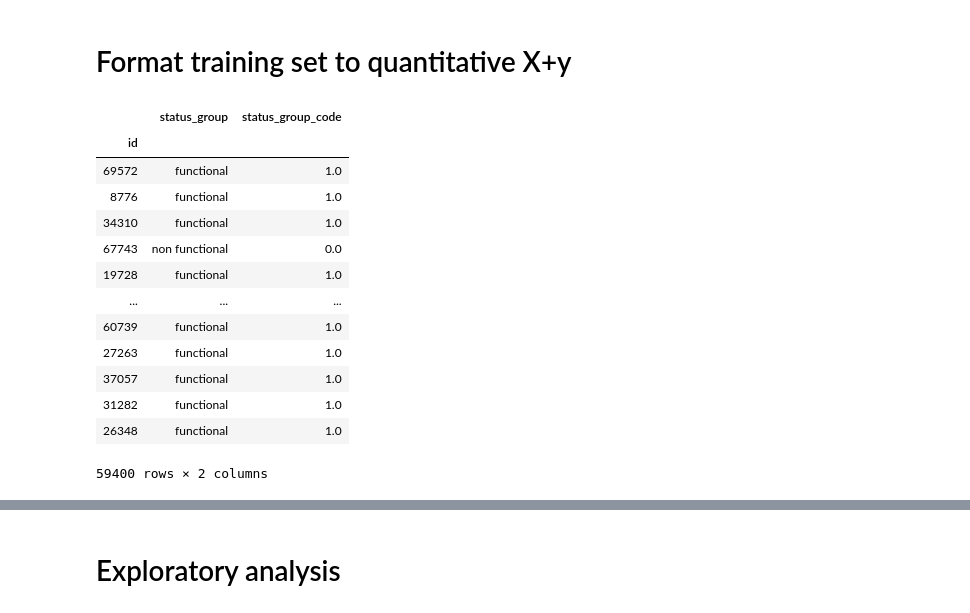
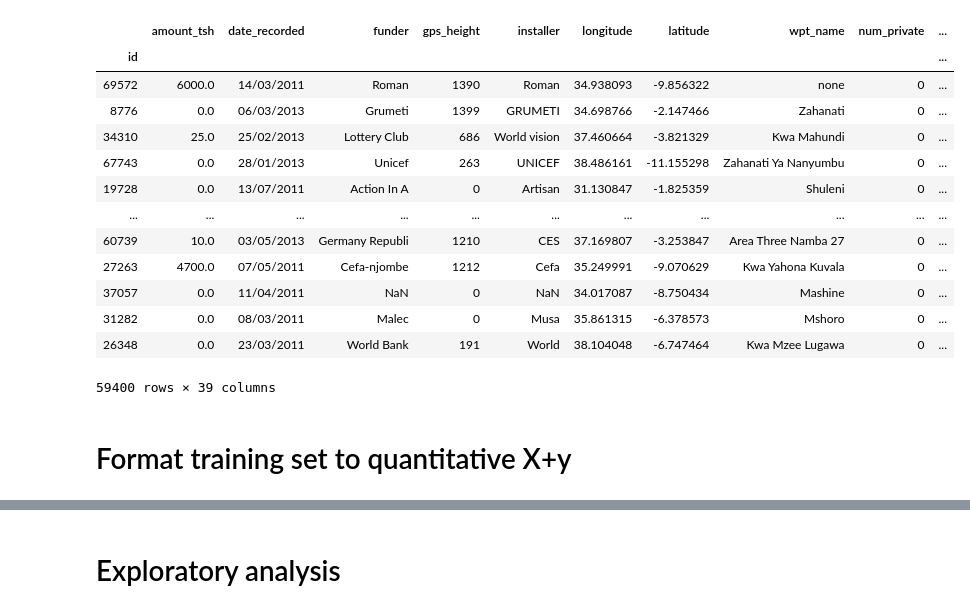
Before and after one commit to fleadsom/pumpItUp, a Jupyter notebook: pumpItUp_exploration.ipynb, the cells around one changed output, grey strips where cells are left out. Cells and saved outputs as stored; diff of their text form; code cells hidden in the pictures.

```diff
--- a/pumpItUp_exploration.ipynb
+++ b/pumpItUp_exploration.ipynb
@@ -10,6 +10,23 @@ from sklearn import preprocessing
 X_train = pd.read_csv('data/X_train.csv', index_col='id')
 X_test = pd.read_csv('data/X_test.csv', index_col='id')
 y_train = pd.read_csv('data/y_train.csv', index_col='id')
+# %%
+display(X_train)
+# %% [output]
+|  | amount_tsh | date_recorded | funder | gps_height | installer | longitude | latitude | wpt_name | num_private | ... |
+| id |  |  |  |  |  |  |  |  |  | ... |
+| 69572 | 6000.0 | 14/03/2011 | Roman | 1390 | Roman | 34.938093 | -9.856322 | none | 0 | ... |
+| 8776 | 0.0 | 06/03/2013 | Grumeti | 1399 | GRUMETI | 34.698766 | -2.147466 | Zahanati | 0 | ... |
+| 34310 | 25.0 | 25/02/2013 | Lottery Club | 686 | World vision | 37.460664 | -3.821329 | Kwa Mahundi | 0 | ... |
+| 67743 | 0.0 | 28/01/2013 | Unicef | 263 | UNICEF | 38.486161 | -11.155298 | Zahanati Ya Nanyumbu | 0 | ... |
+| 19728 | 0.0 | 13/07/2011 | Action In A | 0 | Artisan | 31.130847 | -1.825359 | Shuleni | 0 | ... |
+| ... | ... | ... | ... | ... | ... | ... | ... | ... | ... | ... |
+| 60739 | 10.0 | 03/05/2013 | Germany Republi | 1210 | CES | 37.169807 | -3.253847 | Area Three Namba 27 | 0 | ... |
+| 27263 | 4700.0 | 07/05/2011 | Cefa-njombe | 1212 | Cefa | 35.249991 | -9.070629 | Kwa Yahona Kuvala | 0 | ... |
+| 37057 | 0.0 | 11/04/2011 | NaN | 0 | NaN | 34.017087 | -8.750434 | Mashine | 0 | ... |
+| 31282 | 0.0 | 08/03/2011 | Malec | 0 | Musa | 35.861315 | -6.378573 | Mshoro | 0 | ... |
+| 26348 | 0.0 | 23/03/2011 | World Bank | 191 | World | 38.104048 | -6.747464 | Kwa Mzee Lugawa | 0 | ... |
+59400 rows × 39 columns
 # %% [markdown]
 # Format training set to quantitative X+y
 # %%
@@ -21,21 +38,3 @@ def convert_to_quantitative(y):
         ], axis=1)
     quantitative_y.columns=['status_group', 'status_group_code']
     return quantitative_y
-
-y_train_quant = convert_to_quantitative(y_train)
-display(y_train_quant)
-# %% [output]
-|  | status_group | status_group_code |
-| id |  |  |
-| 69572 | functional | 1.0 |
-| 8776 | functional | 1.0 |
-| 34310 | functional | 1.0 |
-| 67743 | non functional | 0.0 |
-| 19728 | functional | 1.0 |
-| ... | ... | ... |
-| 60739 | functional | 1.0 |
-| 27263 | functional | 1.0 |
-| 37057 | functional | 1.0 |
-| 31282 | functional | 1.0 |
-| 26348 | functional | 1.0 |
-59400 rows × 2 columns
```
Also changed, not shown: parts of 6 cells of this notebook.
